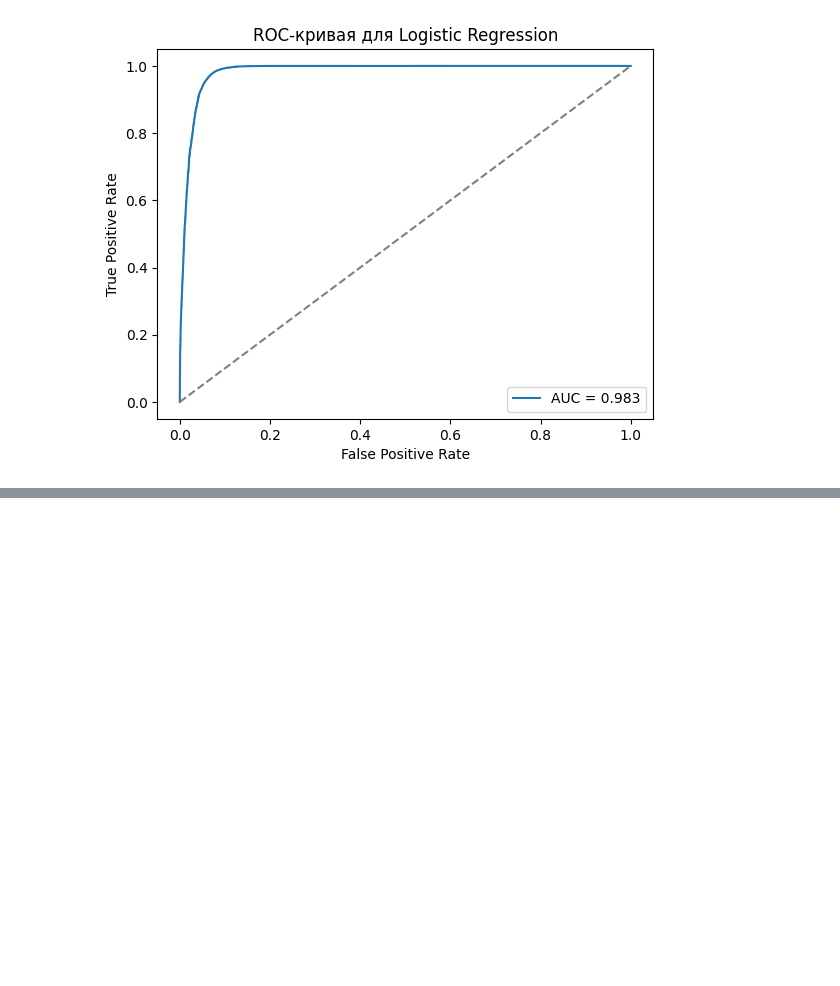
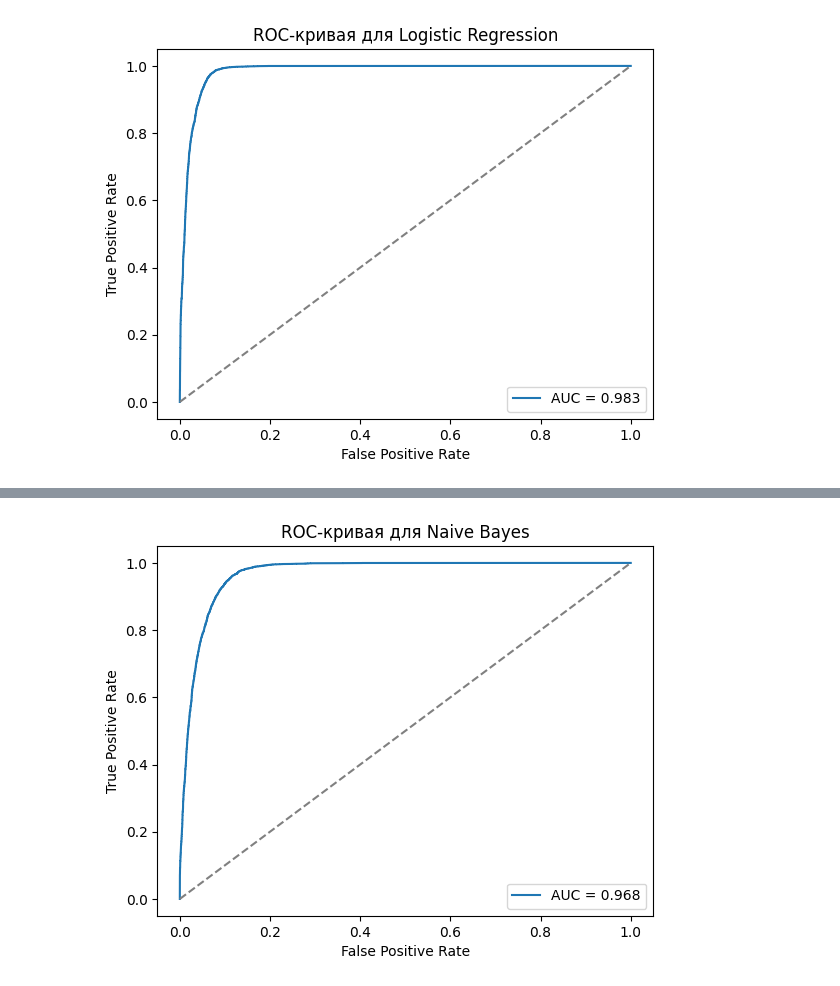
Before and after one commit to SergeyMotynga/OMSTU, a Jupyter notebook: ML/laboratory/lab_2/main/main.ipynb, the cells around one changed output, grey strips where cells are left out. Cells and saved outputs as stored; diff of their text form; code cells hidden in the pictures; blank space fills up the shorter version.

```diff
--- a/ML/laboratory/lab_2/main/main.ipynb
+++ b/ML/laboratory/lab_2/main/main.ipynb
@@ -218,0 +412,16 @@ roc_auc_score: 0.9497304385837098
+# %%
+y_prob_nb = model_nb.predict_proba(X_test)[:, 1]
+
+fpr_nb, tpr_nb, _ = roc_curve(y_test, y_prob_nb)
+roc_auc_nb = auc(fpr_nb, tpr_nb)
+
+plt.figure()
+plt.plot(fpr_nb, tpr_nb, label=f'AUC = {roc_auc_nb:.3f}')
+plt.plot([0,1], [0,1], linestyle='--', color='gray')
+plt.xlabel('False Positive Rate')
+plt.ylabel('True Positive Rate')
+plt.title('ROC-кривая для Naive Bayes')
+plt.legend(loc='lower right')
+plt.show()
+# %% [output]
+[figure, added]
```
Also changed, not shown: parts of 32 cells of this notebook, 3 other files.
